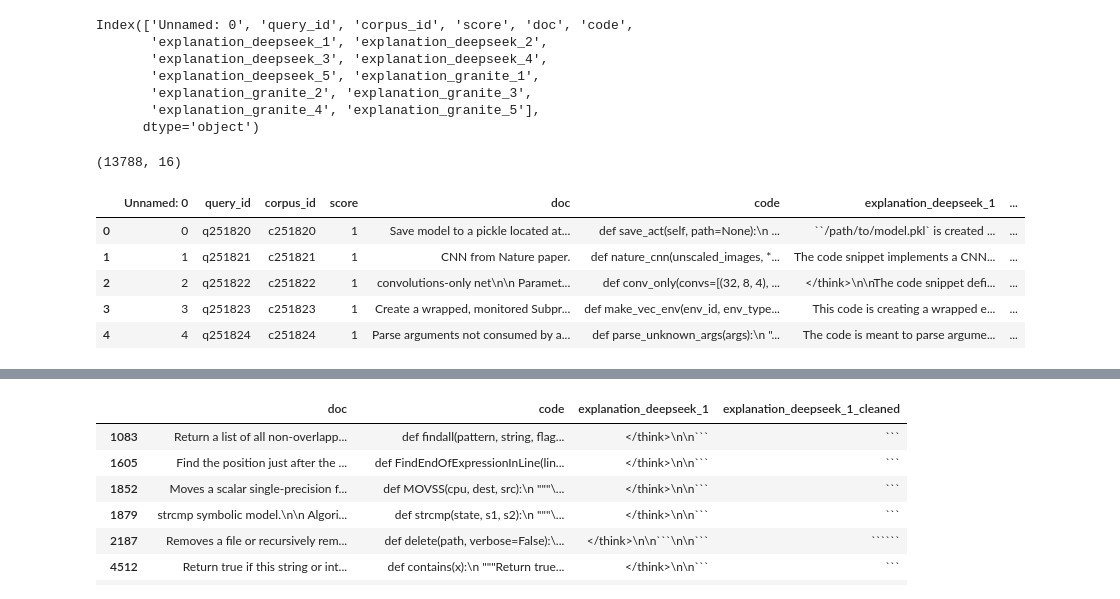
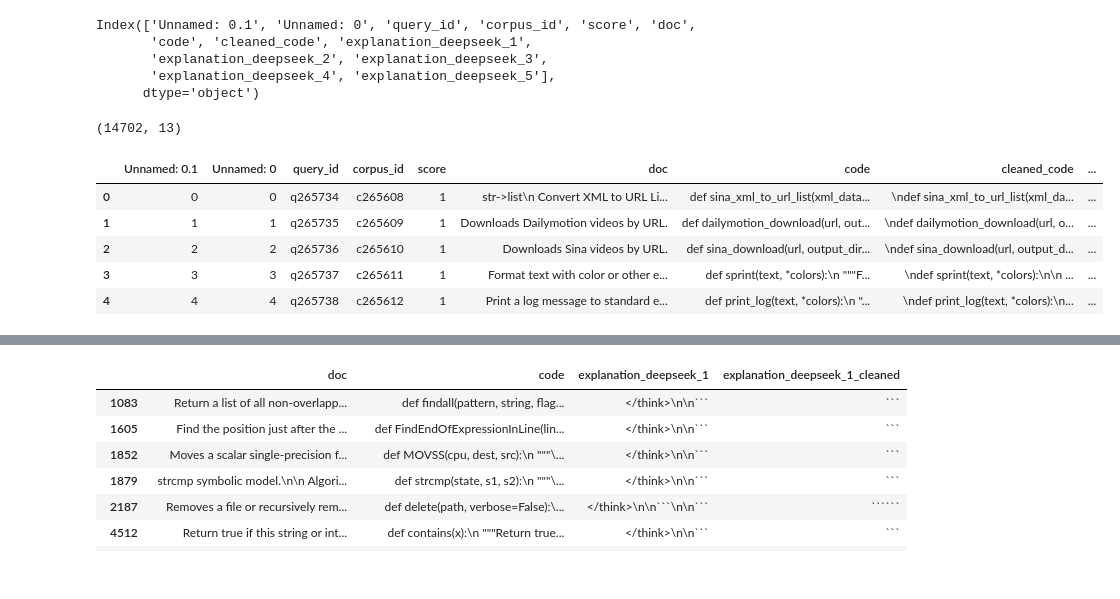
Before and after one commit to janeresh/CS696DS-Oracle-Retrieving-Code-Explanations, a Jupyter notebook: Explanation_Generation/postprocessing/explanation_post_processing.ipynb, the cells around one changed output, grey strips where cells are left out. Cells and saved outputs as stored; diff of their text form; code cells hidden in the pictures.

```diff
--- a/Explanation_Generation/explanation_post_processing.ipynb
+++ b/Explanation_Generation/postprocessing/explanation_post_processing.ipynb
@@ -13,27 +13,25 @@ def clean_output(text, keywords):
         text = text.replace(key, "")
     return text
 # %%
-df_valid = pd.read_csv('/work/pi_wenlongzhao_umass_edu/27/anamikaghosh/explanations/CodeSearchNet_Python_train_vllm2.csv')
+df = pd.read_csv('/work/pi_wenlongzhao_umass_edu/27/anamikaghosh/CS696DS-Oracle-Retrieving-Code-Explanations/Explanation_Generation/output/CSN_deepseek_test.csv')
 # %%
-df_valid.columns
+df.columns
 # %% [output]
-Index(['Unnamed: 0', 'query_id', 'corpus_id', 'score', 'doc', 'code',
-       'explanation_deepseek_1', 'explanation_deepseek_2',
-       'explanation_deepseek_3', 'explanation_deepseek_4',
-       'explanation_deepseek_5', 'explanation_granite_1',
-       'explanation_granite_2', 'explanation_granite_3',
-       'explanation_granite_4', 'explanation_granite_5'],
+Index(['Unnamed: 0.1', 'Unnamed: 0', 'query_id', 'corpus_id', 'score', 'doc',
+       'code', 'cleaned_code', 'explanation_deepseek_1',
+       'explanation_deepseek_2', 'explanation_deepseek_3',
+       'explanation_deepseek_4', 'explanation_deepseek_5'],
       dtype='object')
 # %%
-df_valid.shape
+df.shape
 # %% [output]
-(13788, 16)
+(14702, 13)
 # %%
-df_valid.head(5)
+df.head(5)
 # %% [output]
-|  | Unnamed: 0 | query_id | corpus_id | score | doc | code | explanation_deepseek_1 | ... |
-| 0 | 0 | q251820 | c251820 | 1 | Save model to a pickle located at... | def save_act(self, path=None):\n ... | ``/path/to/model.pkl` is created ... | ... |
-| 1 | 1 | q251821 | c251821 | 1 | CNN from Nature paper. | def nature_cnn(unscaled_images, *... | The code snippet implements a CNN... | ... |
-| 2 | 2 | q251822 | c251822 | 1 | convolutions-only net\n\n Paramet... | def conv_only(convs=[(32, 8, 4), ... | </think>\n\nThe code snippet defi... | ... |
-| 3 | 3 | q251823 | c251823 | 1 | Create a wrapped, monitored Subpr... | def make_vec_env(env_id, env_type... | This code is creating a wrapped e... | ... |
-| 4 | 4 | q251824 | c251824 | 1 | Parse arguments not consumed by a... | def parse_unknown_args(args):\n "... | The code is meant to parse argume... | ... |
+|  | Unnamed: 0.1 | Unnamed: 0 | query_id | corpus_id | score | doc | code | cleaned_code | ... |
+| 0 | 0 | 0 | q265734 | c265608 | 1 | str->list\n Convert XML to URL Li... | def sina_xml_to_url_list(xml_data... | \ndef sina_xml_to_url_list(xml_da... | ... |
+| 1 | 1 | 1 | q265735 | c265609 | 1 | Downloads Dailymotion videos by URL. | def dailymotion_download(url, out... | \ndef dailymotion_download(url, o... | ... |
+| 2 | 2 | 2 | q265736 | c265610 | 1 | Downloads Sina videos by URL. | def sina_download(url, output_dir... | \ndef sina_download(url, output_d... | ... |
+| 3 | 3 | 3 | q265737 | c265611 | 1 | Format text with color or other e... | def sprint(text, *colors):\n """F... | \ndef sprint(text, *colors):\n\n ... | ... |
+| 4 | 4 | 4 | q265738 | c265612 | 1 | Print a log message to standard e... | def print_log(text, *colors):\n "... | \ndef print_log(text, *colors):\n... | ... |
```
Also changed, not shown: parts of 14 cells of this notebook, 15 other files.
